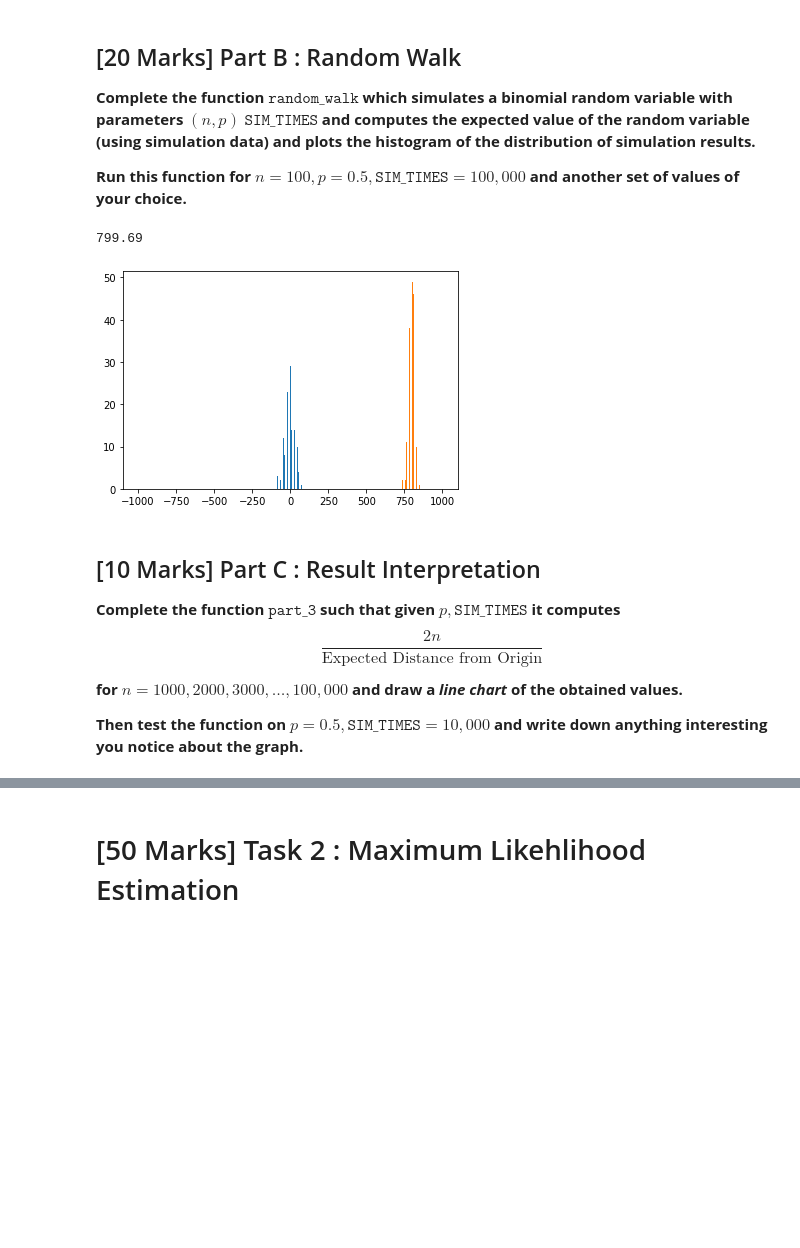
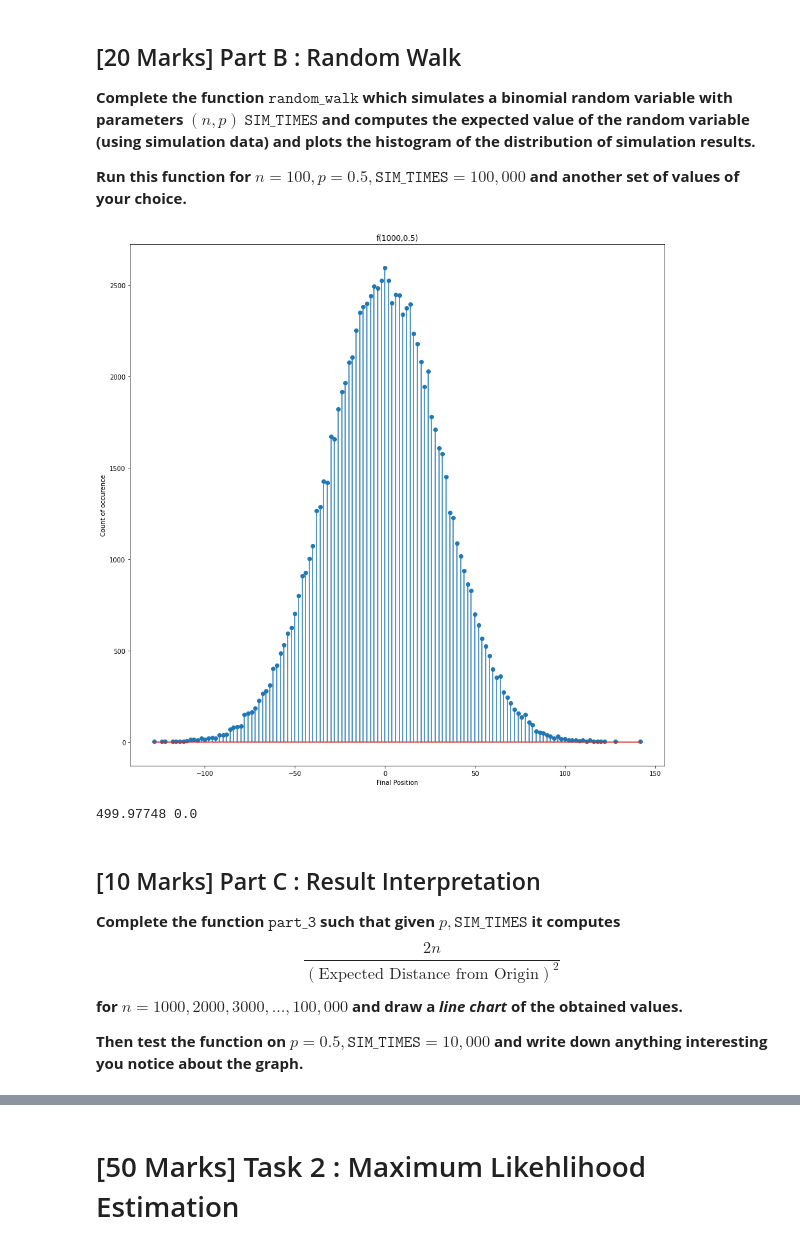
Before and after one commit to mj06879/Probability-and-Statistics-Projects, a Jupyter notebook: 2/Project_2_Student Version.ipynb, the cells around one changed output, grey strips where cells are left out. Saved outputs shown, nothing was run; the diff lists cells and outputs as text; code cells hidden in the pictures; blank space fills up the shorter version.

```diff
--- a/2/Project_2_Student Version.ipynb
+++ b/2/Project_2_Student Version.ipynb
@@ -60,40 +55,50 @@ $$P(X=x)=\begin{cases}p&x=1\\1-p&x=-1\end{cases}$$
 **Complete the function $\texttt{random\_walk}$ which simulates a binomial random variable with parameters $(n,p)$ $\texttt{SIM\_TIMES}$ and computes the expected value of the random variable (using simulation data) and plots the histogram of the distribution of simulation results.**
 
 **Run this function for $n=100,p=0.5,\texttt{SIM\_TIMES}=100,000$ and another set of values of your choice.**
-# %%
-def random_walk(n, p, SIM_TIMES):
-    # TODO: Complete the function
-    # compute the binomial random variable using the given parameters and the above defined function
-    walk = {i: 0 for i in range(-n, n + 1)}
-    x0 = 0
-    mean = 0
-    while SIM_TIMES:
-        y = x0
-        itteration = 0
-        while itteration < n:
-            itteration += 1
-            y += np.random.choice([1, -1], p=[p, 1 - p])
-        walk[y] = walk.get(y) + 1
-        mean += y
-        SIM_TIMES -= 1
-
-    # draw the histograms
-    plt.bar(x=walk.keys(), height=walk.values())
-    plt.plot()
-
-    # return the mean
-    return mean / n
-
-
-random_walk(1000, 0.5, 1000)
-random_walk(1000, 0.9, 1000)
-# %% [output]
-799.69
-[figure, removed]
+# %%
+def random_walk(n: int, p: float, SIM_TIMES: int, show: bool = False):
+    # TODO: Complete the function
+    # compute the binomial random variable using the given parameters and the above defined function
+
+    X = np.random.binomial(n, p, SIM_TIMES)
+    binom_rand = X * 2 - n
+
+    experiment = np.unique(binom_rand, return_counts=True)
+
+    # draw the histograms
+    if show:
+        plt.figure(figsize=(15, 15))
+        plt.stem(experiment[0], experiment[1])
+        plt.xlabel("Final Position")
+        plt.ylabel("Count of occurence")
+        plt.title(f"f({n},{p})")
+        plt.show()
+
+    # return the mean
+    return np.mean(X)
+
+
+n = 1000
+SIM_TIMES = 100000
+E = lambda n, p: n * (2 * p - 1)
+# print(random_walk(n, 0.0, SIM_TIMES, True), E(n, 0.0))
+# print(random_walk(n, 0.1, SIM_TIMES, True), E(n, 0.1))
+# print(random_walk(n, 0.2, SIM_TIMES, True), E(n, 0.2))
+# print(random_walk(n, 0.3, SIM_TIMES, True), E(n, 0.3))
+# print(random_walk(n, 0.4, SIM_TIMES, True), E(n, 0.4))
+print(random_walk(n, 0.5, SIM_TIMES, True), E(n, 0.5))
+# print(random_walk(n, 0.6, SIM_TIMES, True), E(n, 0.6))
+# print(random_walk(n, 0.7, SIM_TIMES, True), E(n, 0.7))
+# print(random_walk(n, 0.8, SIM_TIMES, True), E(n, 0.8))
+# print(random_walk(n, 0.9, SIM_TIMES, True), E(n, 0.9))
+# print(random_walk(n, 1.0, SIM_TIMES, True), E(n, 1.0))
+# %% [output]
+[figure, added]
+499.97748 0.0
 # %% [markdown]
 ## [10 Marks] Part C : Result Interpretation
 
-**Complete the function $\texttt{part\_3}$ such that given $p,\texttt{SIM\_TIMES}$ it computes $$\frac{2n}{\text{Expected Distance from Origin}}$$ for $n=1000,2000,3000,\dots,100,000$
+**Complete the function $\texttt{part\_3}$ such that given $p,\texttt{SIM\_TIMES}$ it computes $$\frac{2n}{(\text{Expected Distance from Origin})^2}$$ for $n=1000,2000,3000,\dots,100,000$
 and draw a _line chart_ of the obtained values.**
 
 **Then test the function on $p=0.5,\texttt{SIM\_TIMES} =10,000$ and write down anything interesting you notice about the graph.**
```
Also changed, not shown: parts of 15 cells of this notebook.
